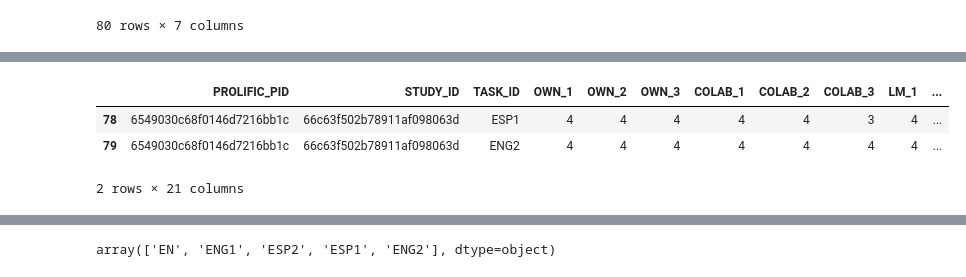
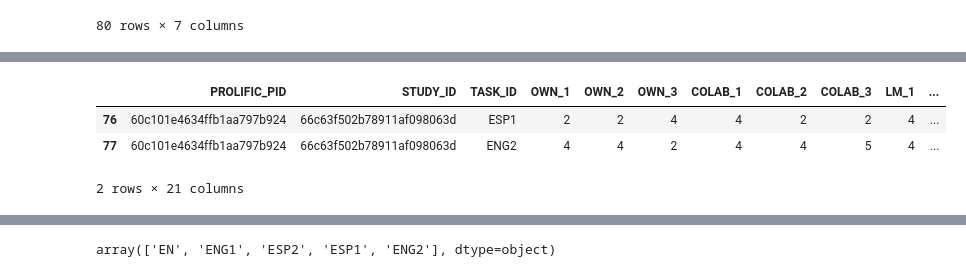
Before and after one commit to shreyan2020/cillm, a Jupyter notebook: analysis/notebooks/3_writing_task_analysis.ipynb, the cells around one changed output, grey strips where cells are left out. Cells and saved outputs as stored; diff of their text form; code cells hidden in the pictures.

```diff
--- a/analysis/notebooks/3_writing_task_analysis.ipynb
+++ b/analysis/notebooks/3_writing_task_analysis.ipynb
@@ -74,6 +74,10 @@ master_documents_df['TASK_ID'] = master_documents_df.apply(
 master_activity_df.to_csv("../data/buckets_combined/master_activity.csv", index=False)
 master_survey_df.to_csv("../data/buckets_combined/master_survey.csv", index=False)
 master_documents_df.to_csv("../data/buckets_combined/master_documents.csv", index=False)
+# %%
+master_activity_df = pd.read_csv("../data/buckets_combined/master_activity.csv")
+master_survey_df = pd.read_csv("../data/buckets_combined/master_survey.csv")
+master_documents_df = pd.read_csv("../data/buckets_combined/master_documents.csv")
 # %% [markdown]
 # Survey
 # %%
@@ -178,9 +198,9 @@ final_df = pd.DataFrame(rows, columns=[
 # %%
-final_df[final_df['PROLIFIC_PID']=='6549030c68f0146d7216bb1c']
+final_df[final_df['PROLIFIC_PID']=='60c101e4634ffb1aa797b924']
 # %% [output]
 |  | PROLIFIC_PID | STUDY_ID | TASK_ID | OWN_1 | OWN_2 | OWN_3 | COLAB_1 | COLAB_2 | COLAB_3 | LM_1 | ... |
-| 78 | 6549030c68f0146d7216bb1c | 66c63f502b78911af098063d | ESP1 | 4 | 4 | 4 | 4 | 4 | 3 | 4 | ... |
-| 79 | 6549030c68f0146d7216bb1c | 66c63f502b78911af098063d | ENG2 | 4 | 4 | 4 | 4 | 4 | 4 | 4 | ... |
+| 76 | 60c101e4634ffb1aa797b924 | 66c63f502b78911af098063d | ESP1 | 2 | 2 | 4 | 4 | 2 | 2 | 4 | ... |
+| 77 | 60c101e4634ffb1aa797b924 | 66c63f502b78911af098063d | ENG2 | 4 | 4 | 2 | 4 | 4 | 5 | 4 | ... |
 2 rows × 21 columns
 # %%
 # final_df['TASK_ID'].replace('sandbox_task_1_eng','main_task_1', inplace=True)
```
Also changed, not shown: parts of 7 cells of this notebook, 16 other files.
